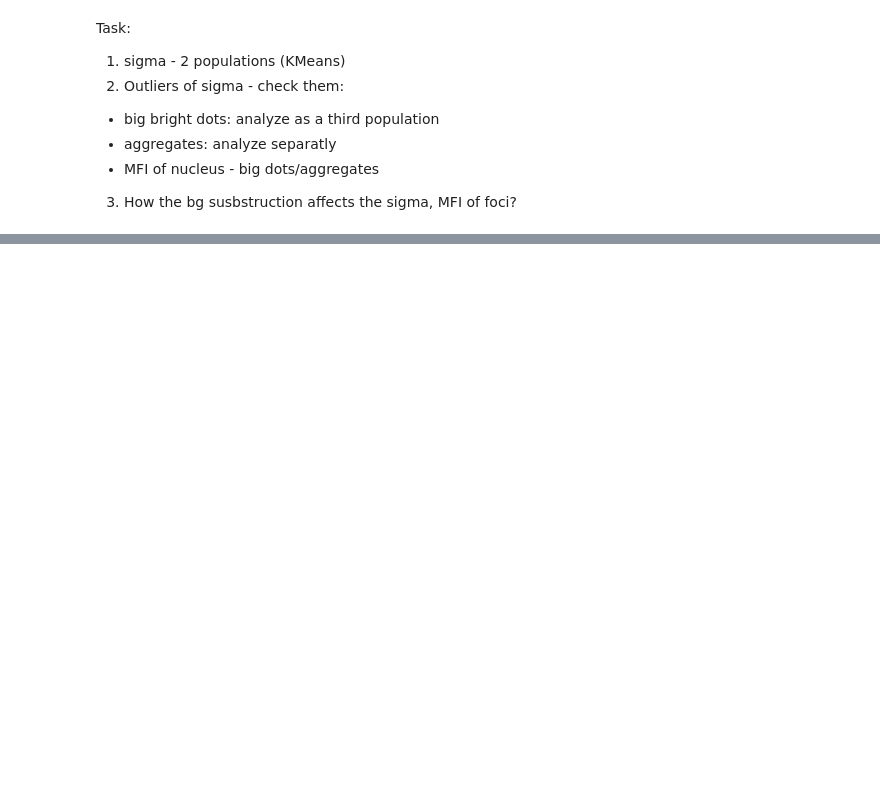
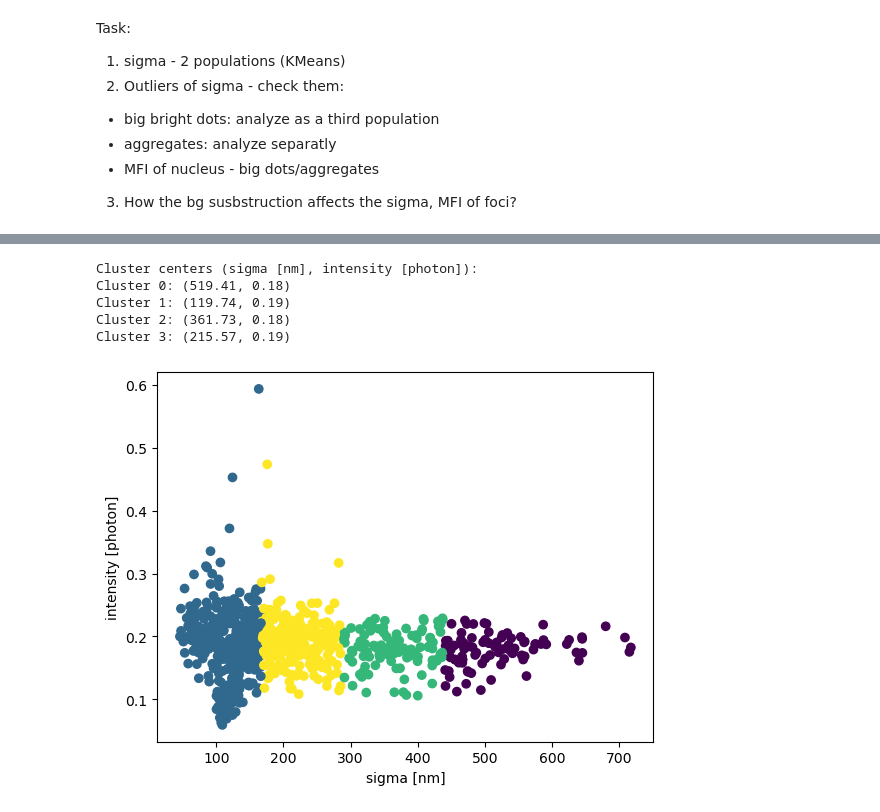
Before and after one commit to Lopatushka/LLPS, a Jupyter notebook: Kmean.ipynb, the cells around one changed output, grey strips where cells are left out. Saved outputs shown, nothing was run; the diff lists cells and outputs as text; code cells hidden in the pictures; blank space fills up the shorter version.

```diff
--- a/Kmean.ipynb
+++ b/Kmean.ipynb
@@ -212,24 +246,31 @@ plt.show()
 # %%
 # Select two columns
-n_clusters = 2
-X = df[["sigma [nm]", "intensity [photon]"]].dropna()
+n_clusters = 4
+X = df[["sigma [nm]", "mean_intensity"]].dropna()
 
 # Run clustering (choose number of clusters)
 kmeans = KMeans(n_clusters=n_clusters, random_state=42)
 labels = kmeans.fit_predict(X)
 
 centers = kmeans.cluster_centers_
 sigma_centers = centers[:, 0]
 intensity_centers = centers[:, 1]
 print("Cluster centers (sigma [nm], intensity [photon]):")
 for i in range(len(sigma_centers)):
     print(f"Cluster {i}: ({sigma_centers[i]:.2f}, {intensity_centers[i]:.2f})")
 
 # Plot result
 plt.scatter(X.iloc[:, 0], X.iloc[:, 1], c=labels)
 plt.xlabel("sigma [nm]")
 plt.ylabel("intensity [photon]")
 plt.show()
+# %% [output]
+Cluster centers (sigma [nm], intensity [photon]):
+Cluster 0: (519.41, 0.18)
+Cluster 1: (119.74, 0.19)
+Cluster 2: (361.73, 0.18)
+Cluster 3: (215.57, 0.19)
+[figure, added]
 # %%
 df_bright = df[df["sigma [nm]"] > 400]
 df_medium = df[(df["sigma [nm]"] > 150) & (df["sigma [nm]"] <= 400)]
```
Also changed, not shown: parts of 6 cells of this notebook.
